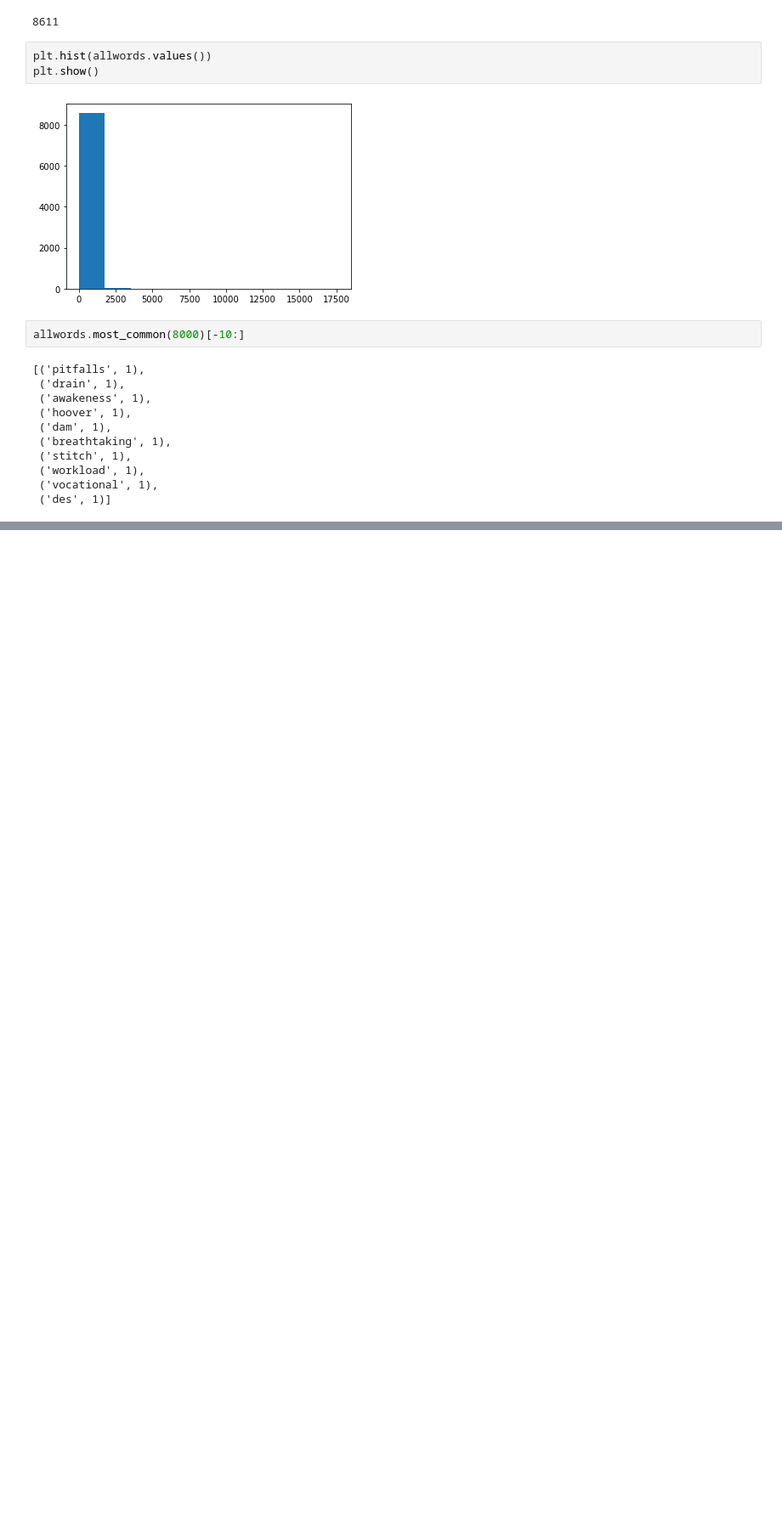
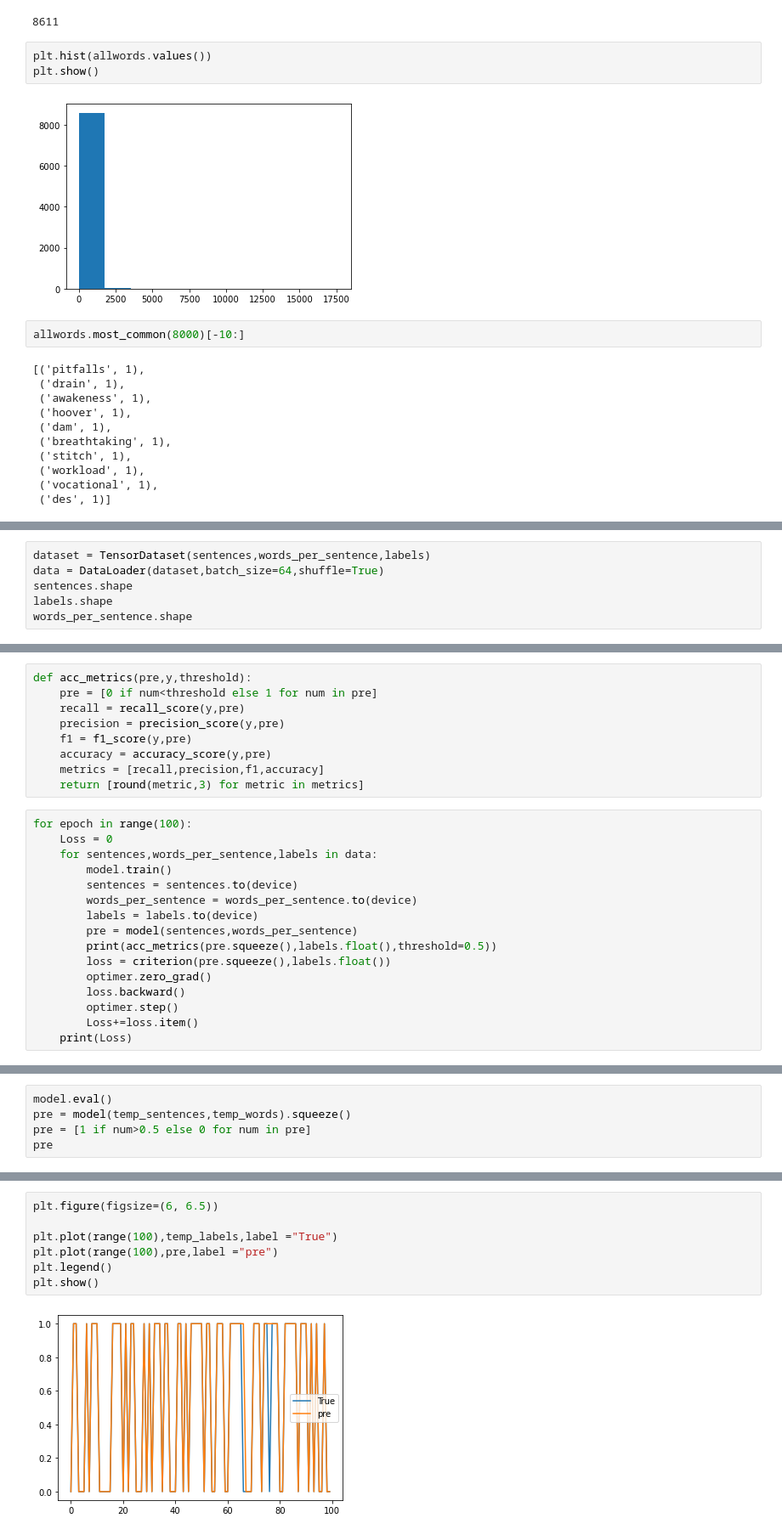
Before and after one commit to FengBotao119/Graduation-Project, a Jupyter notebook: Preprocessing.ipynb, the cells around one changed output, grey strips where cells are left out. Shown at 85% size. Drawn from its saved outputs; the diff is of its cells as text; blank space fills up the shorter version.

Commit message:
finish biLISTM model

```diff
--- a/Preprocessing.ipynb
+++ b/Preprocessing.ipynb
@@ -228,0 +189,6 @@ indices=tensor([88, 94, 99, 89, 90, 91, 87, 93, 92, 95, 96, 97, 98, 79, 81, 76,
+# %%
+dataset = TensorDataset(sentences,words_per_sentence,labels)
+data = DataLoader(dataset,batch_size=64,shuffle=True)
+sentences.shape
+labels.shape
+words_per_sentence.shape
@@ -228,0 +197,25 @@ indices=tensor([88, 94, 99, 89, 90, 91, 87, 93, 92, 95, 96, 97, 98, 79, 81, 76,
+# %%
+def acc_metrics(pre,y,threshold):
+    pre = [0 if num<threshold else 1 for num in pre]
+    recall = recall_score(y,pre)
+    precision = precision_score(y,pre)
+    f1 = f1_score(y,pre)
+    accuracy = accuracy_score(y,pre)
+    metrics = [recall,precision,f1,accuracy]
+    return [round(metric,3) for metric in metrics]
+# %%
+for epoch in range(100):
+    Loss = 0
+    for sentences,words_per_sentence,labels in data:
+        model.train()
+        sentences = sentences.to(device)
+        words_per_sentence = words_per_sentence.to(device)
+        labels = labels.to(device)
+        pre = model(sentences,words_per_sentence)
+        print(acc_metrics(pre.squeeze(),labels.float(),threshold=0.5))
+        loss = criterion(pre.squeeze(),labels.float())
+        optimer.zero_grad()
+        loss.backward()
+        optimer.step()
+        Loss+=loss.item()
+    print(Loss)
@@ -228,0 +260,5 @@ indices=tensor([88, 94, 99, 89, 90, 91, 87, 93, 92, 95, 96, 97, 98, 79, 81, 76,
+# %%
+model.eval()
+pre = model(temp_sentences,temp_words).squeeze()
+pre = [1 if num>0.5 else 0 for num in pre]
+pre
@@ -228,0 +283,9 @@ indices=tensor([88, 94, 99, 89, 90, 91, 87, 93, 92, 95, 96, 97, 98, 79, 81, 76,
+# %%
+plt.figure(figsize=(6, 6.5))
+
+plt.plot(range(100),temp_labels,label ="True")
+plt.plot(range(100),pre,label ="pre")
+plt.legend()
+plt.show()
+# %% [output]
+[figure, added]
```
Also changed, not shown: parts of 18 cells of this notebook, 6 other files.
